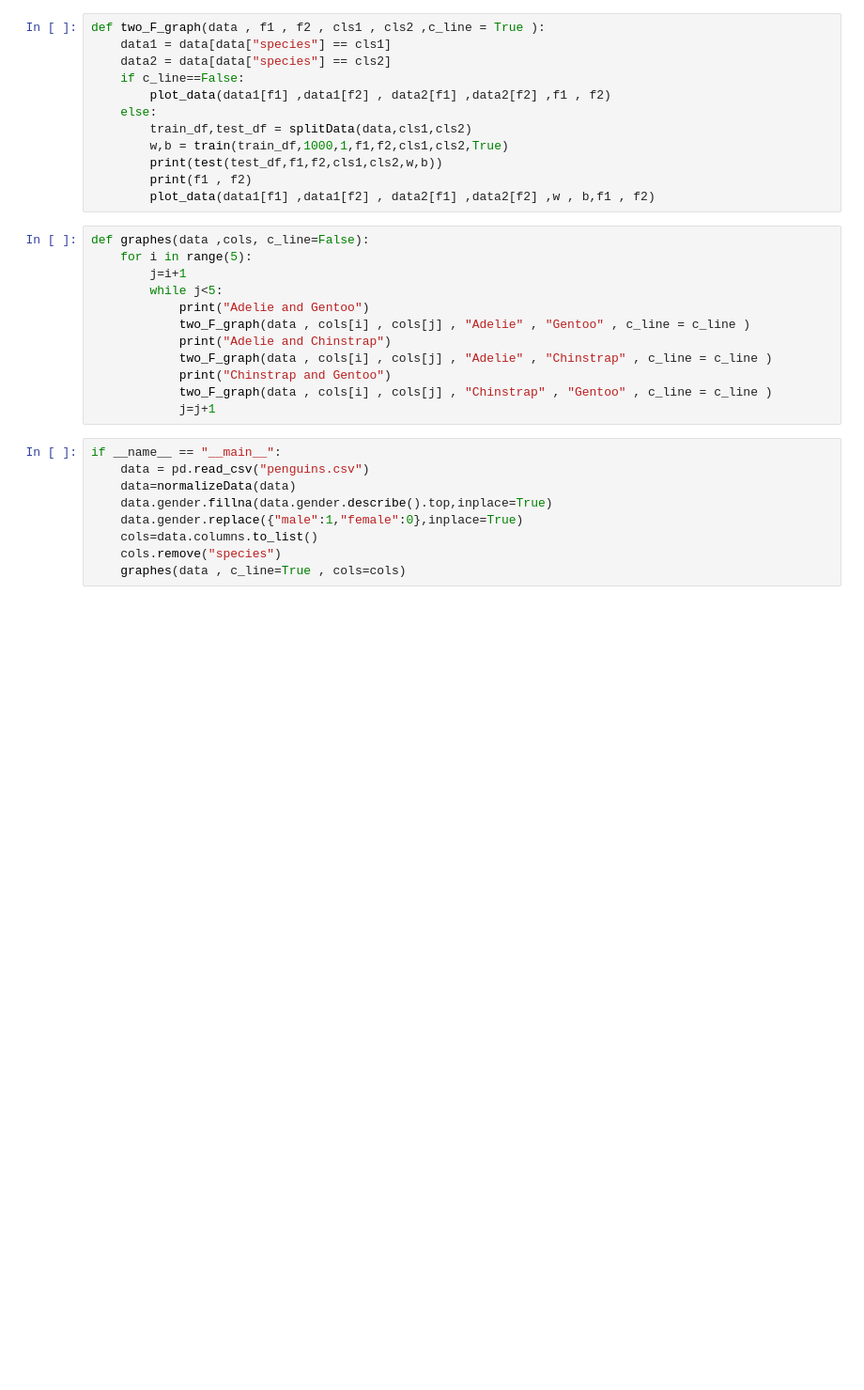
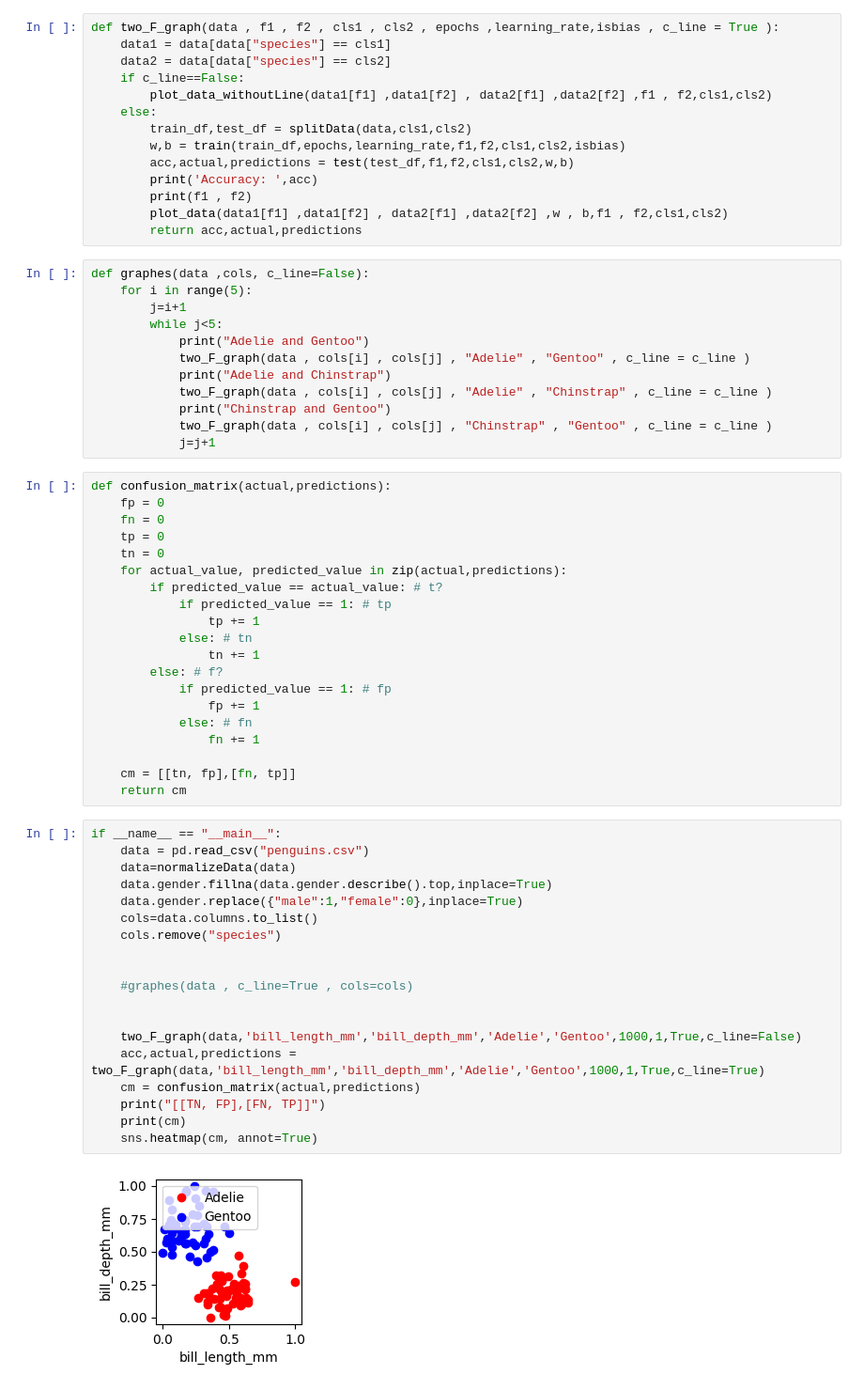
Before and after one commit to Nourhan-Mahmoud/Neural-Network-Tasks, a Jupyter notebook: Task1 - Single layer Perceptron/model1.ipynb, the cells around one changed output. Shown at 94% size. Saved outputs shown, nothing was run; the diff lists cells and outputs as text; blank space fills up the shorter version.

```diff
--- a/Task1 - Single layer Perceptron/model1.ipynb
+++ b/Task1 - Single layer Perceptron/model1.ipynb
@@ -84,15 +96,17 @@ def plot_data(y1,y2,x1,x2,w,b,x1label,x2label):
 # %%
-def two_F_graph(data , f1 , f2 , cls1 , cls2 ,c_line = True ):
+def two_F_graph(data , f1 , f2 , cls1 , cls2 , epochs ,learning_rate,isbias , c_line = True ):
     data1 = data[data["species"] == cls1]
     data2 = data[data["species"] == cls2]
     if c_line==False:
-        plot_data(data1[f1] ,data1[f2] , data2[f1] ,data2[f2] ,f1 , f2)
+        plot_data_withoutLine(data1[f1] ,data1[f2] , data2[f1] ,data2[f2] ,f1 , f2,cls1,cls2)
     else:
         train_df,test_df = splitData(data,cls1,cls2)
-        w,b = train(train_df,1000,1,f1,f2,cls1,cls2,True)
-        print(test(test_df,f1,f2,cls1,cls2,w,b))
+        w,b = train(train_df,epochs,learning_rate,f1,f2,cls1,cls2,isbias)
+        acc,actual,predictions = test(test_df,f1,f2,cls1,cls2,w,b)
+        print('Accuracy: ',acc)
         print(f1 , f2)
-        plot_data(data1[f1] ,data1[f2] , data2[f1] ,data2[f2] ,w , b,f1 , f2)
+        plot_data(data1[f1] ,data1[f2] , data2[f1] ,data2[f2] ,w , b,f1 , f2,cls1,cls2)
+        return acc,actual,predictions
 # %%
 def graphes(data ,cols, c_line=False):
     for i in range(5):
@@ -105,13 +119,44 @@ def graphes(data ,cols, c_line=False):
             print("Chinstrap and Gentoo")
             two_F_graph(data , cols[i] , cols[j] , "Chinstrap" , "Gentoo" , c_line = c_line )
             j=j+1
+# %%
+def confusion_matrix(actual,predictions):
+    fp = 0
+    fn = 0
+    tp = 0
+    tn = 0
+    for actual_value, predicted_value in zip(actual,predictions):
+        if predicted_value == actual_value: # t?
+            if predicted_value == 1: # tp
+                tp += 1
+            else: # tn
+                tn += 1
+        else: # f?
+            if predicted_value == 1: # fp
+                fp += 1
+            else: # fn
+                fn += 1
+
+    cm = [[tn, fp],[fn, tp]]
+    return cm
 # %%
 if __name__ == "__main__":
     data = pd.read_csv("penguins.csv")
     data=normalizeData(data)
     data.gender.fillna(data.gender.describe().top,inplace=True)
     data.gender.replace({"male":1,"female":0},inplace=True)
     cols=data.columns.to_list()
     cols.remove("species")
-    graphes(data , c_line=True , cols=cols)
+
+
+    #graphes(data , c_line=True , cols=cols)
+
+
+    two_F_graph(data,'bill_length_mm','bill_depth_mm','Adelie','Gentoo',1000,1,True,c_line=False)
+    acc,actual,predictions = two_F_graph(data,'bill_length_mm','bill_depth_mm','Adelie','Gentoo',1000,1,True,c_line=True)
+    cm = confusion_matrix(actual,predictions)
+    print("[[TN, FP],[FN, TP]]")
+    print(cm)
+    sns.heatmap(cm, annot=True)
 # %% [output]
+[figure, new version]
```
Also changed, not shown: parts of 4 cells of this notebook.
